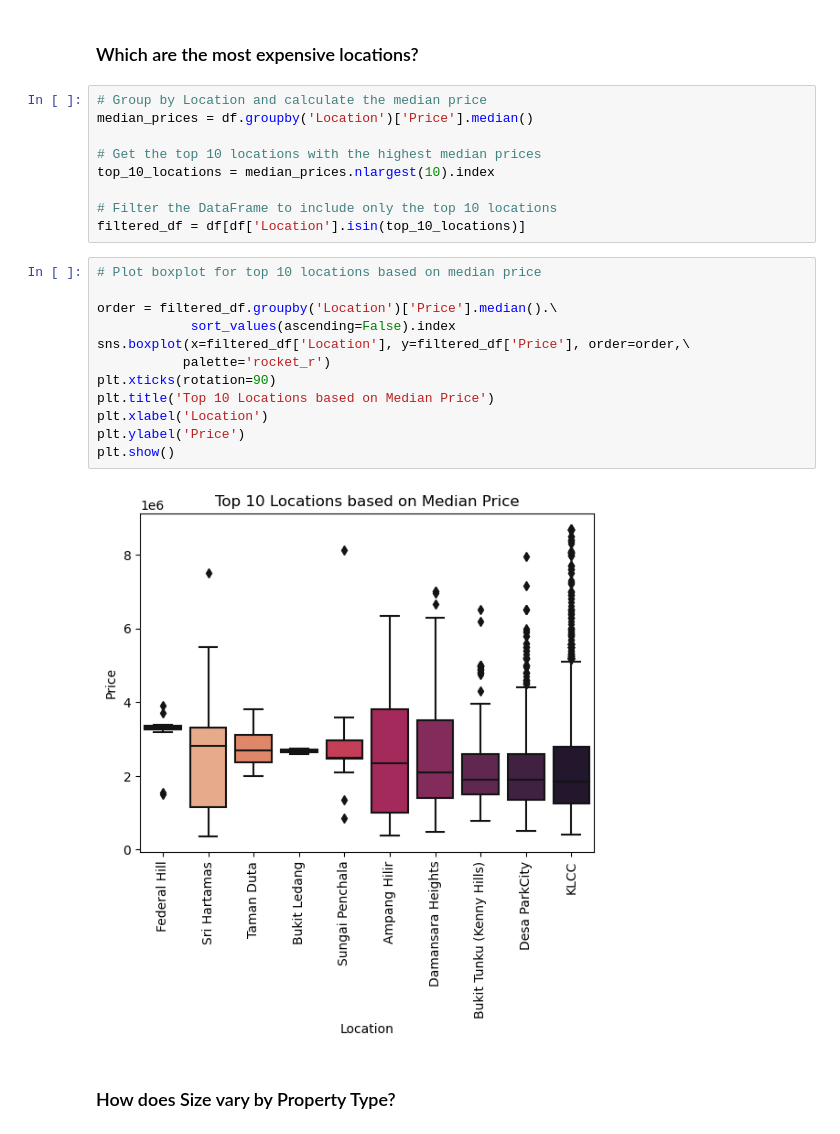
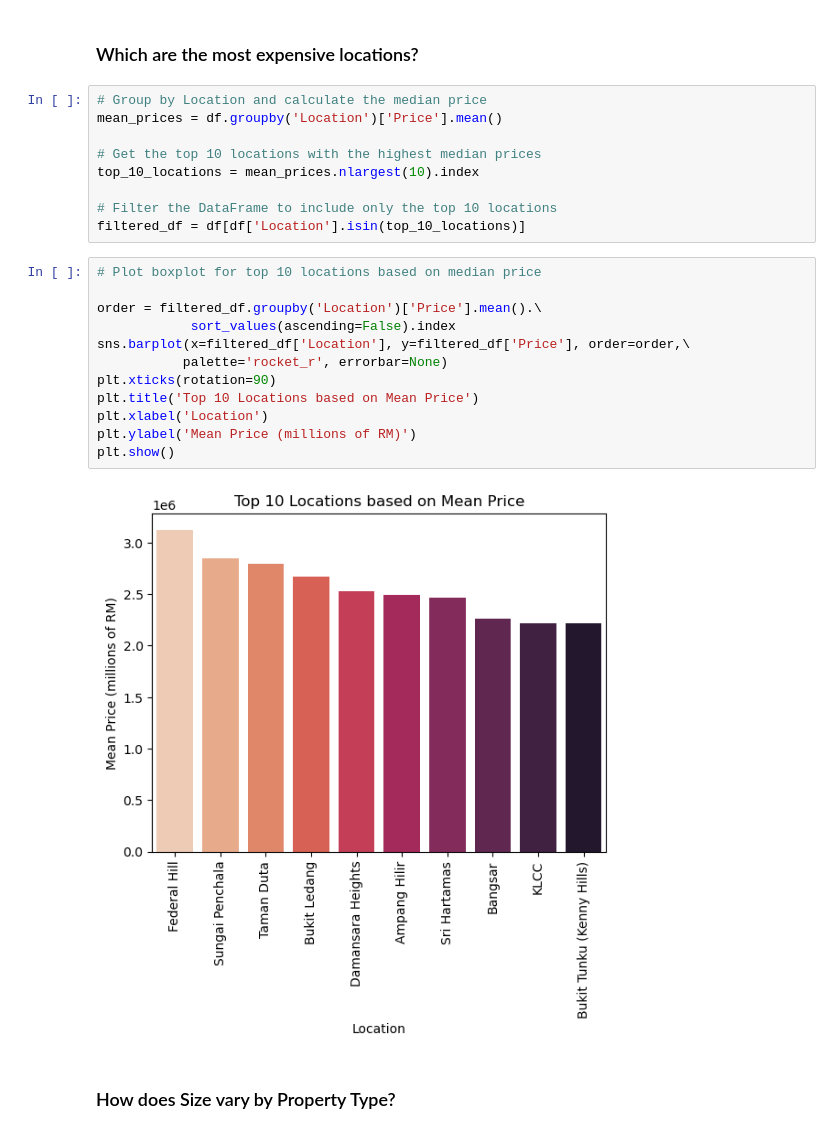
Before and after one commit to GanKaiFeng1999/Capstone_2, a Jupyter notebook: Capstone 2 EDA.ipynb, the cells around one changed output. Saved outputs shown, nothing was run; the diff lists cells and outputs as text.

```diff
--- a/Capstone 2 EDA.ipynb
+++ b/Capstone 2 EDA.ipynb
@@ -81,27 +87,27 @@ Text(0.5, 1.0, 'Count of Each Property Type')
 ### Which are the most expensive locations?
 # %%
 # Group by Location and calculate the median price
-median_prices = df.groupby('Location')['Price'].median()
+mean_prices = df.groupby('Location')['Price'].mean()
 
 # Get the top 10 locations with the highest median prices
-top_10_locations = median_prices.nlargest(10).index
+top_10_locations = mean_prices.nlargest(10).index
 
 # Filter the DataFrame to include only the top 10 locations
 filtered_df = df[df['Location'].isin(top_10_locations)]
 # %%
 # Plot boxplot for top 10 locations based on median price
 
-order = filtered_df.groupby('Location')['Price'].median().\
+order = filtered_df.groupby('Location')['Price'].mean().\
             sort_values(ascending=False).index
-sns.boxplot(x=filtered_df['Location'], y=filtered_df['Price'], order=order,\
-           palette='rocket_r')
+sns.barplot(x=filtered_df['Location'], y=filtered_df['Price'], order=order,\
+           palette='rocket_r', errorbar=None)
 plt.xticks(rotation=90)
-plt.title('Top 10 Locations based on Median Price')
+plt.title('Top 10 Locations based on Mean Price')
 plt.xlabel('Location')
-plt.ylabel('Price')
+plt.ylabel('Mean Price (millions of RM)')
 plt.show()
 # %% [output]
-[figure, old version]
+[figure, new version]
 # %% [markdown]
 ### How does Size vary by Property Type?
 # %%
```
Also changed, not shown: parts of 5 cells of this notebook.
